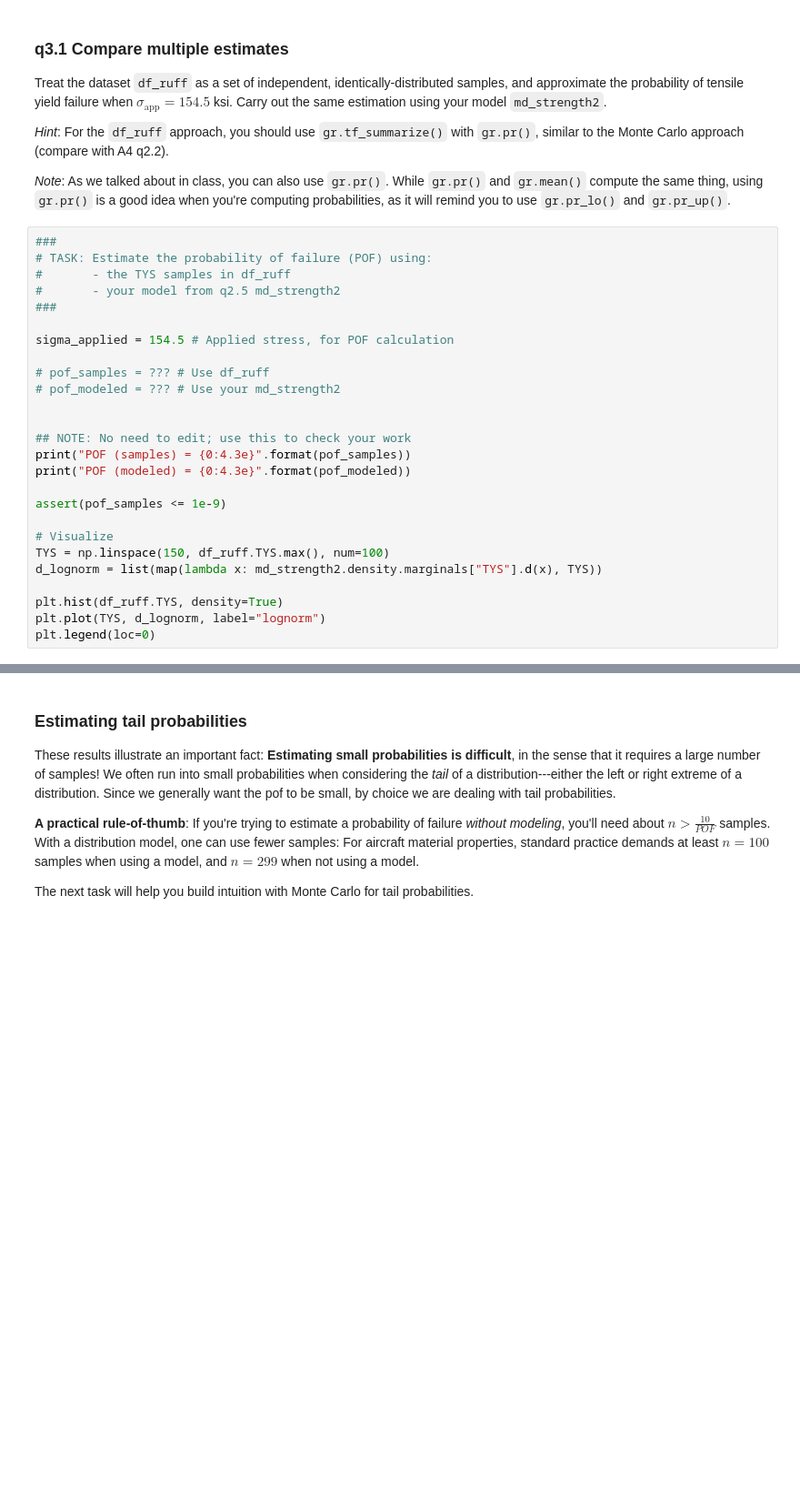
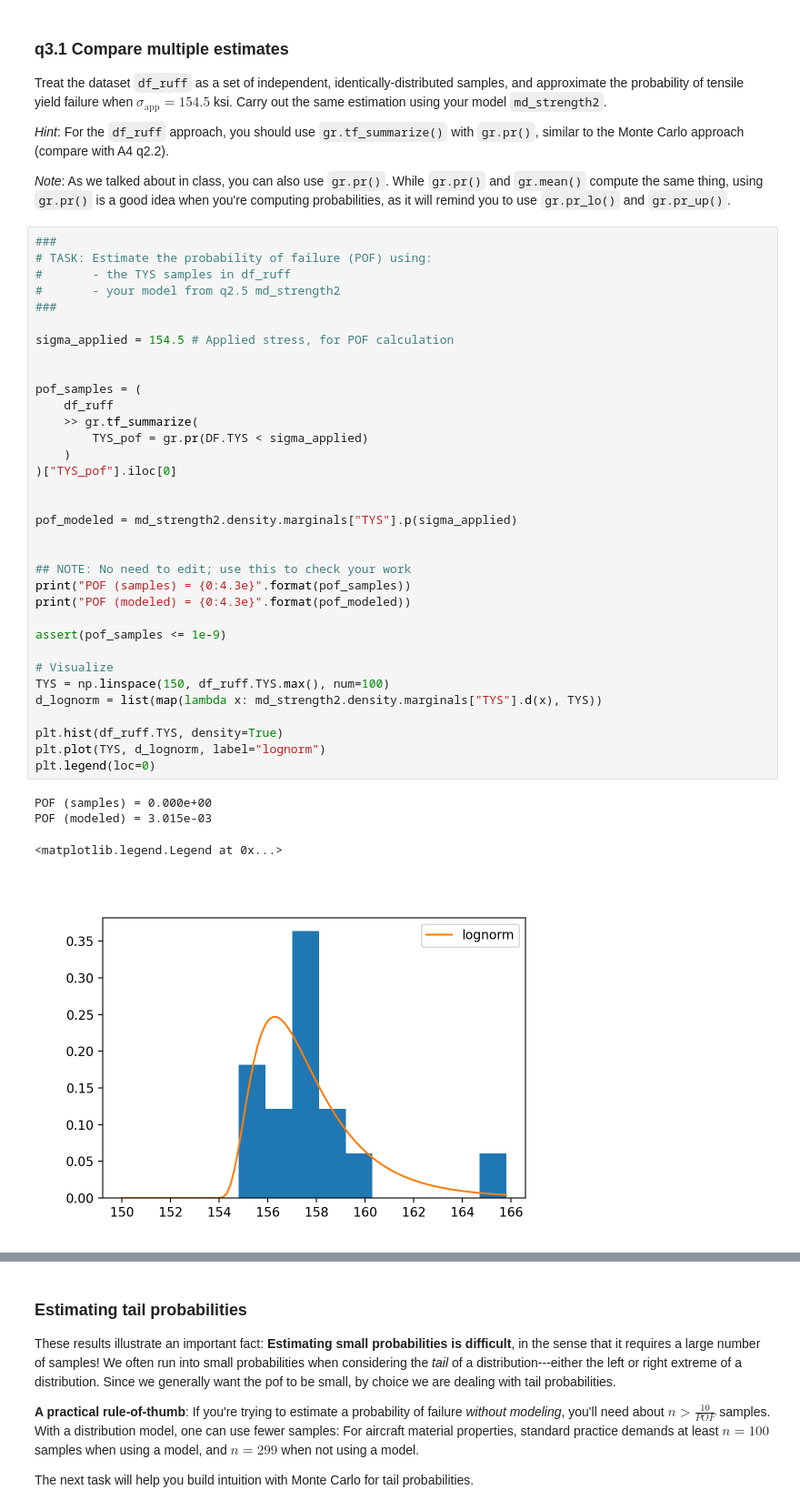
Before and after one commit to amineeva/PDO, a Jupyter notebook: assignments/nb5-pr-multivariate-assignment.ipynb, the cells around one changed output, grey strips where cells are left out. Shown at 91% size. Cells and saved outputs as stored; diff of their text form; blank space fills up the shorter version.

```diff
--- a/assignments/nb5-pr-multivariate-assignment.ipynb
+++ b/assignments/nb5-pr-multivariate-assignment.ipynb
@@ -1080,29 +1080,42 @@ Treat the dataset `df_ruff` as a set of independent, identically-distributed sam
 # %%
 ###
 # TASK: Estimate the probability of failure (POF) using:
 #       - the TYS samples in df_ruff
 #       - your model from q2.5 md_strength2
 ###
 
 sigma_applied = 154.5 # Applied stress, for POF calculation
 
-# pof_samples = ??? # Use df_ruff
-# pof_modeled = ??? # Use your md_strength2
+
+pof_samples = (
+    df_ruff
+    >> gr.tf_summarize(
+        TYS_pof = gr.pr(DF.TYS < sigma_applied)
+    )
+)["TYS_pof"].iloc[0]
+
+
+pof_modeled = md_strength2.density.marginals["TYS"].p(sigma_applied)
 
 
 ## NOTE: No need to edit; use this to check your work
 print("POF (samples) = {0:4.3e}".format(pof_samples))
 print("POF (modeled) = {0:4.3e}".format(pof_modeled))
 
 assert(pof_samples <= 1e-9)
 
 # Visualize
 TYS = np.linspace(150, df_ruff.TYS.max(), num=100)
 d_lognorm = list(map(lambda x: md_strength2.density.marginals["TYS"].d(x), TYS))
 
 plt.hist(df_ruff.TYS, density=True)
 plt.plot(TYS, d_lognorm, label="lognorm")
 plt.legend(loc=0)
+# %% [output]
+POF (samples) = 0.000e+00
+POF (modeled) = 3.015e-03
+<matplotlib.legend.Legend at 0x...>
+[figure, added]
 # %% [markdown]
 *Observe*:
 
```
Also changed, not shown: parts of 8 cells of this notebook.
